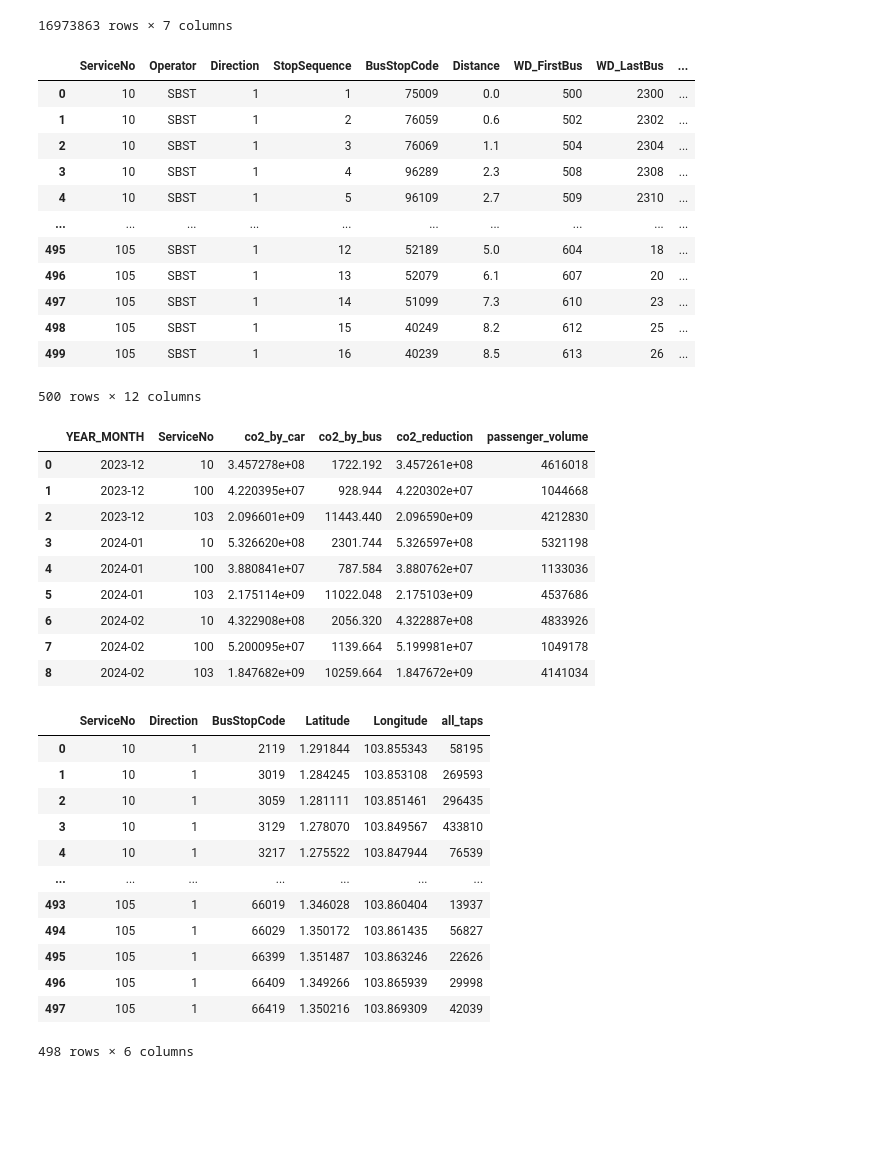
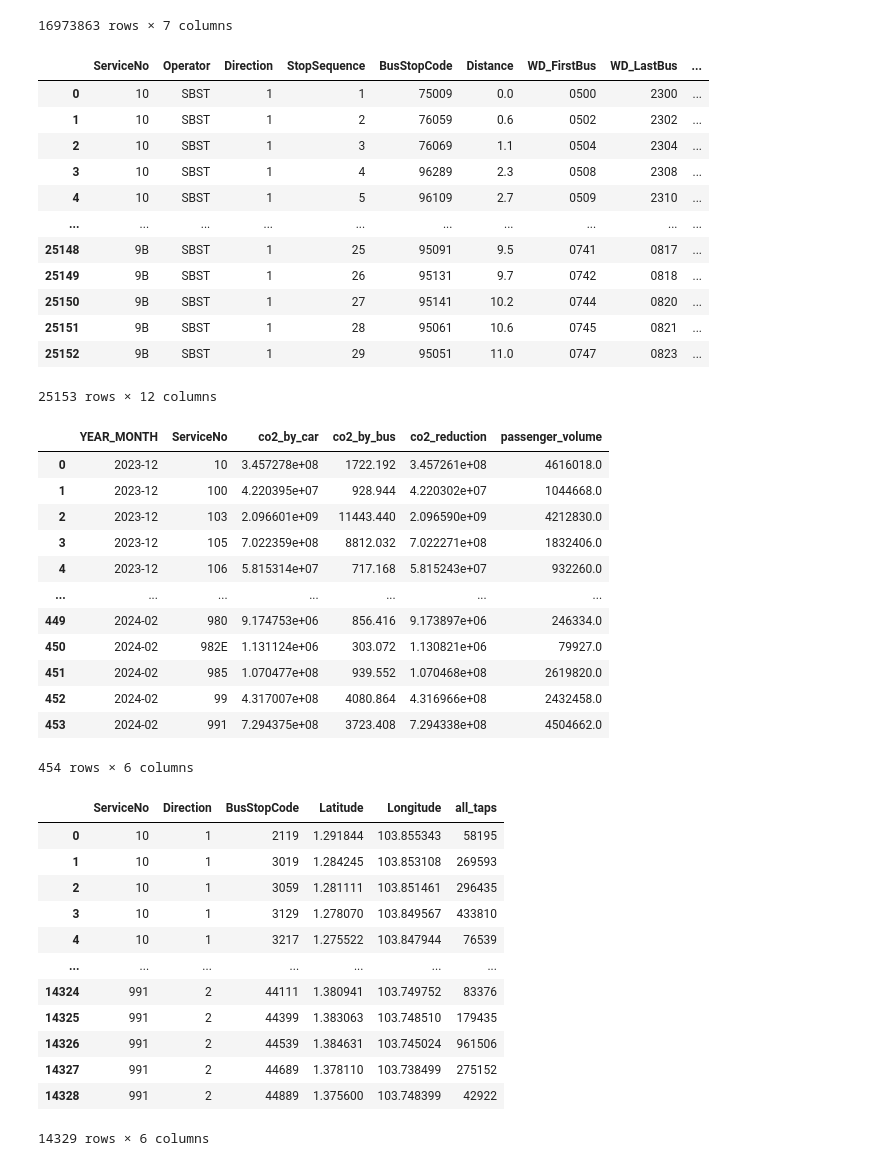
Before and after one commit to KangJingA/CSE6242-project, a Jupyter notebook: data_proc.ipynb, the cells around one changed output. Saved outputs shown, nothing was run; the diff lists cells and outputs as text; code cells hidden in the pictures; blank space fills up the shorter version.

Commit message:
Update bar.csv and route.csv using all bus routes 3-month data

```diff
--- a/data_proc.ipynb
+++ b/data_proc.ipynb
@@ -66,23 +66,23 @@ df_total_trips
 16973863 rows × 7 columns
 # %%
 # df_bus_route
-bus_route_path = os.path.join(current_folder_path, data_folder_name, 'bus_routes', 'all_bus_routes.csv')
+bus_route_path = os.path.join(current_folder_path, data_folder_name, 'bus_routes', 'bus_routes.csv')
 df_bus_route = pd.read_csv(bus_route_path)
 df_bus_route
 # %% [output]
 |  | ServiceNo | Operator | Direction | StopSequence | BusStopCode | Distance | WD_FirstBus | WD_LastBus | ... |
-| 0 | 10 | SBST | 1 | 1 | 75009 | 0.0 | 500 | 2300 | ... |
-| 1 | 10 | SBST | 1 | 2 | 76059 | 0.6 | 502 | 2302 | ... |
-| 2 | 10 | SBST | 1 | 3 | 76069 | 1.1 | 504 | 2304 | ... |
-| 3 | 10 | SBST | 1 | 4 | 96289 | 2.3 | 508 | 2308 | ... |
-| 4 | 10 | SBST | 1 | 5 | 96109 | 2.7 | 509 | 2310 | ... |
+| 0 | 10 | SBST | 1 | 1 | 75009 | 0.0 | 0500 | 2300 | ... |
+| 1 | 10 | SBST | 1 | 2 | 76059 | 0.6 | 0502 | 2302 | ... |
+| 2 | 10 | SBST | 1 | 3 | 76069 | 1.1 | 0504 | 2304 | ... |
+| 3 | 10 | SBST | 1 | 4 | 96289 | 2.3 | 0508 | 2308 | ... |
+| 4 | 10 | SBST | 1 | 5 | 96109 | 2.7 | 0509 | 2310 | ... |
 | ... | ... | ... | ... | ... | ... | ... | ... | ... | ... |
-| 495 | 105 | SBST | 1 | 12 | 52189 | 5.0 | 604 | 18 | ... |
-| 496 | 105 | SBST | 1 | 13 | 52079 | 6.1 | 607 | 20 | ... |
-| 497 | 105 | SBST | 1 | 14 | 51099 | 7.3 | 610 | 23 | ... |
-| 498 | 105 | SBST | 1 | 15 | 40249 | 8.2 | 612 | 25 | ... |
-| 499 | 105 | SBST | 1 | 16 | 40239 | 8.5 | 613 | 26 | ... |
+| 25148 | 9B | SBST | 1 | 25 | 95091 | 9.5 | 0741 | 0817 | ... |
+| 25149 | 9B | SBST | 1 | 26 | 95131 | 9.7 | 0742 | 0818 | ... |
+| 25150 | 9B | SBST | 1 | 27 | 95141 | 10.2 | 0744 | 0820 | ... |
+| 25151 | 9B | SBST | 1 | 28 | 95061 | 10.6 | 0745 | 0821 | ... |
+| 25152 | 9B | SBST | 1 | 29 | 95051 | 11.0 | 0747 | 0823 | ... |
-500 rows × 12 columns
+25153 rows × 12 columns
 # %%
 # Preprocess dfs
 df_2d = preprocess_df_bus_route_2d(df_bus_route)
@@ -97,18 +97,22 @@ df_route = get_route_csv(df_co2)
 df_route
 # %% [output]
 |  | YEAR_MONTH | ServiceNo | co2_by_car | co2_by_bus | co2_reduction | passenger_volume |
-| 0 | 2023-12 | 10 | 3.457278e+08 | 1722.192 | 3.457261e+08 | 4616018 |
-| 1 | 2023-12 | 100 | 4.220395e+07 | 928.944 | 4.220302e+07 | 1044668 |
-| 2 | 2023-12 | 103 | 2.096601e+09 | 11443.440 | 2.096590e+09 | 4212830 |
-| 3 | 2024-01 | 10 | 5.326620e+08 | 2301.744 | 5.326597e+08 | 5321198 |
-| 4 | 2024-01 | 100 | 3.880841e+07 | 787.584 | 3.880762e+07 | 1133036 |
-| 5 | 2024-01 | 103 | 2.175114e+09 | 11022.048 | 2.175103e+09 | 4537686 |
-| 6 | 2024-02 | 10 | 4.322908e+08 | 2056.320 | 4.322887e+08 | 4833926 |
-| 7 | 2024-02 | 100 | 5.200095e+07 | 1139.664 | 5.199981e+07 | 1049178 |
-| 8 | 2024-02 | 103 | 1.847682e+09 | 10259.664 | 1.847672e+09 | 4141034 |
+| 0 | 2023-12 | 10 | 3.457278e+08 | 1722.192 | 3.457261e+08 | 4616018.0 |
+| 1 | 2023-12 | 100 | 4.220395e+07 | 928.944 | 4.220302e+07 | 1044668.0 |
+| 2 | 2023-12 | 103 | 2.096601e+09 | 11443.440 | 2.096590e+09 | 4212830.0 |
+| 3 | 2023-12 | 105 | 7.022359e+08 | 8812.032 | 7.022271e+08 | 1832406.0 |
+| 4 | 2023-12 | 106 | 5.815314e+07 | 717.168 | 5.815243e+07 | 932260.0 |
+| ... | ... | ... | ... | ... | ... | ... |
+| 449 | 2024-02 | 980 | 9.174753e+06 | 856.416 | 9.173897e+06 | 246334.0 |
+| 450 | 2024-02 | 982E | 1.131124e+06 | 303.072 | 1.130821e+06 | 79927.0 |
+| 451 | 2024-02 | 985 | 1.070477e+08 | 939.552 | 1.070468e+08 | 2619820.0 |
+| 452 | 2024-02 | 99 | 4.317007e+08 | 4080.864 | 4.316966e+08 | 2432458.0 |
+| 453 | 2024-02 | 991 | 7.294375e+08 | 3723.408 | 7.294338e+08 | 4504662.0 |
+454 rows × 6 columns
 # %%
 # bar.csv
-df_route_stops_taps = get_df_route_stops_taps(df_bus_route, df_bus_stops, df_taps)
+df_bus_route_2d = get_df_bus_route_2d(df_bus_route)  # Preprocess df_bus_route to get buses with 2 directions
+df_route_stops_taps = get_df_route_stops_taps(df_bus_route_2d, df_bus_stops, df_taps)
 df_bar = get_bar_csv(df_route_stops_taps)
 df_bar
 # %% [output]
@@ -119,9 +123,9 @@ df_bar
 | 3 | 10 | 1 | 3129 | 1.278070 | 103.849567 | 433810 |
 | 4 | 10 | 1 | 3217 | 1.275522 | 103.847944 | 76539 |
 | ... | ... | ... | ... | ... | ... | ... |
-| 493 | 105 | 1 | 66019 | 1.346028 | 103.860404 | 13937 |
-| 494 | 105 | 1 | 66029 | 1.350172 | 103.861435 | 56827 |
-| 495 | 105 | 1 | 66399 | 1.351487 | 103.863246 | 22626 |
-| 496 | 105 | 1 | 66409 | 1.349266 | 103.865939 | 29998 |
-| 497 | 105 | 1 | 66419 | 1.350216 | 103.869309 | 42039 |
+| 14324 | 991 | 2 | 44111 | 1.380941 | 103.749752 | 83376 |
+| 14325 | 991 | 2 | 44399 | 1.383063 | 103.748510 | 179435 |
+| 14326 | 991 | 2 | 44539 | 1.384631 | 103.745024 | 961506 |
+| 14327 | 991 | 2 | 44689 | 1.378110 | 103.738499 | 275152 |
+| 14328 | 991 | 2 | 44889 | 1.375600 | 103.748399 | 42922 |
-498 rows × 6 columns
+14329 rows × 6 columns
```
Also changed, not shown: 8 other files.
